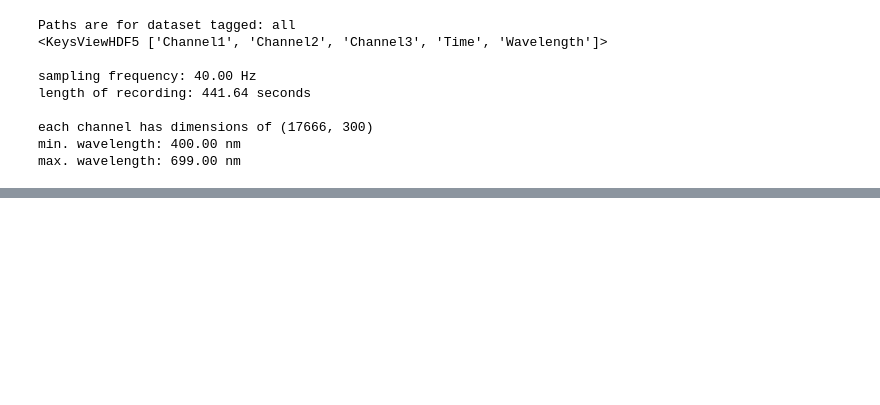
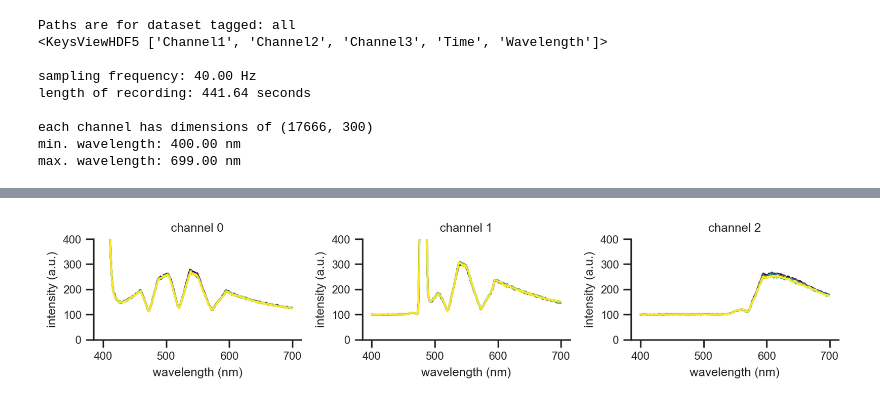
Before and after one commit to AllenInstitute/sourcesep, a Jupyter notebook: notebooks/15_Ca_DA_explore.ipynb, the cells around one changed output, grey strips where cells are left out. Saved outputs shown, nothing was run; the diff lists cells and outputs as text; code cells hidden in the pictures; blank space fills up the shorter version.

```diff
--- a/notebooks/15_Ca_DA_test.ipynb
+++ b/notebooks/15_Ca_DA_explore.ipynb
@@ -137,0 +206,36 @@ Ca signal is excited by the 473 laser, and emitted at 530 nm
+# %%
+# taking slices within time window `t_window` that have the maximum value in the 500 to 700 nm range
+# my expectation is that the dominant signal should be the one from the indicator excited most by the laser of the corresponding channel
+# t_window is large enough (60 seconds) to capture one of the 'spikes', where the indicator signal would be the strongest
+# Averaging such slices should give a good estimate of the indicator spectrum
+# This turns out to be not too different from the overall time average (calculated subsequently)
+
+t_window = 120.0 # in seconds
+l_ind = np.arange(l.size)
+l_ind = l_ind[l[l_ind] > 500]
+J = 3
+max_xj = [None]*J
+
+for j in range(J):
+    X = xj[j][:, l_ind]
+    row_inds = []
+    for t_start in np.arange(0, np.max(t), t_window):
+        t_end = t_start + np.min([t_window, np.max(t)-t_start])
+        ind = np.where((t >= t_start) & (t < t_end))[0]
+        ind_max = np.argmax(X[ind, :])
+        r, c = np.unravel_index(ind_max, (ind.size, X.shape[1]))
+        row_inds.append(ind[r])
+    max_xj[j] = xj[j][row_inds, :]
+
+f, ax = plt.subplots(1, 3, figsize=(9, 2))
+for j in range(J):
+    ax[j].set_prop_cycle('color', plt.cm.viridis(np.linspace(0, 1, max_xj[j].shape[0])))
+    ax[j].plot(l.flatten(), max_xj[j].T)
+    ax[j].set(xlabel='wavelength (nm)',
+              ylabel='intensity (a.u.)',
+              ylim=(0, 400),
+              title=f'channel {j}')
+plt.tight_layout()
+plt.show()
+# %% [output]
+[figure, added]
```
Also changed, not shown: parts of 13 cells of this notebook, 2 other files.
